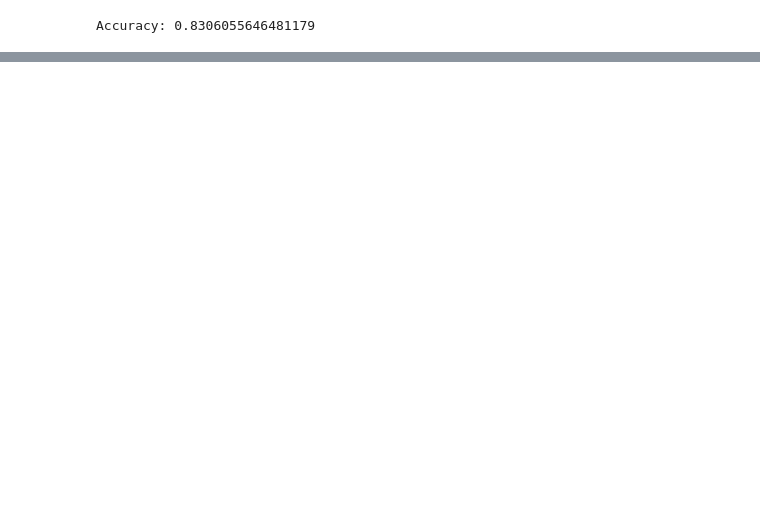
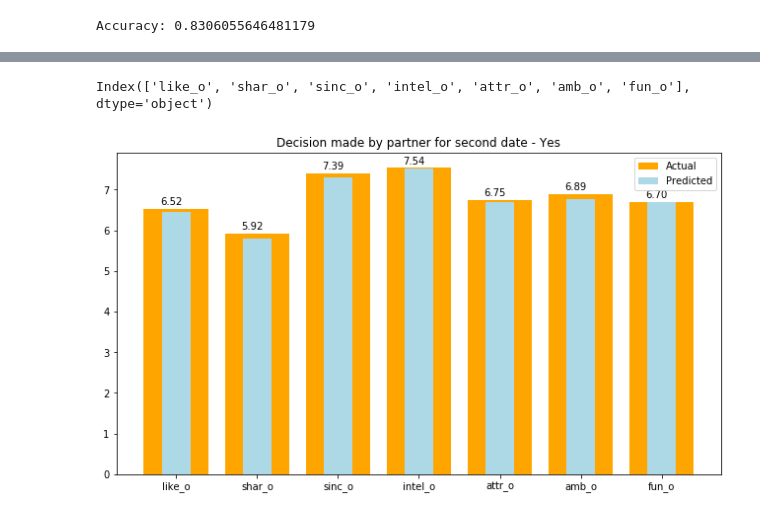
Before and after one commit to yulnicorn/Data-Analytics-Mining, a Jupyter notebook: DecisionTree.ipynb, the cells around one changed output, grey strips where cells are left out. Drawn from its saved outputs; the diff is of its cells as text; code cells hidden in the pictures; blank space fills up the shorter version.

```diff
--- a/DecisionTree.ipynb
+++ b/DecisionTree.ipynb
@@ -52,0 +77,20 @@ Accuracy: 0.8306055646481179
+# %%
+df_full = pd.merge(x_unscale, y_p, left_index=True, right_index=True)
+df_actual = pd.merge(x_unscale, y_a, left_index=True, right_index=True)
+
+yes_model = df_full[df_full.dec_m == 1]
+no_model = df_full[df_full.dec_m == 0]
+
+yes_actual = df_actual[df_actual.dec_a == 1]
+no_actual = df_actual[df_actual.dec_a == 0]
+
+yes_model_mean = yes_model.groupby('dec_m').mean().loc[:,"like_o":"fun_o"]
+yes_actual_mean = yes_actual.groupby('dec_a').mean().loc[:,"like_o":"fun_o"]
+
+
+no_model_mean = no_model.groupby('dec_m').mean().loc[:,"like_o":"fun_o"]
+no_actual_mean = no_actual.groupby('dec_a').mean().loc[:,"like_o":"fun_o"]
+# %%
+x_unscale.columns
+# %% [output]
+Index(['like_o', 'shar_o', 'sinc_o', 'intel_o', 'attr_o', 'amb_o', 'fun_o'], dtype='object')
@@ -52,0 +99,22 @@ Accuracy: 0.8306055646481179
+# %%
+l = ['like_o', 'shar_o', 'sinc_o', 'intel_o', 'attr_o', 'amb_o', 'fun_o']
+
+
+fig, ax = plt.subplots(figsize=(11,6))
+
+ax.bar(l, yes_actual_mean.values[0], color='orange', label='Actual')
+ax.bar(l, yes_model_mean.values[0], color='lightblue', width=0.35, label='Predicted')
+ax.legend()
+diff = [yes_actual_mean.values[0][i]-yes_model_mean.values[0][i] for i in range(len(yes_actual_mean.values[0]))]
+
+i =0
+
+for x1,y1 in enumerate(yes_actual_mean.values[0]):
+#     ax.text(x1-0.2,y1+0.1, "+%.2f"%diff[i], color= "black")
+    ax.text(x1-0.2,y1+0.1, "%.2f"%y1, color= "black")
+    i+=1
+
+plt.title("Decision made by partner for second date - Yes")
+plt.show()
+# %% [output]
+[figure, added]
```
Also changed, not shown: parts of 6 cells of this notebook, 6 other files.
